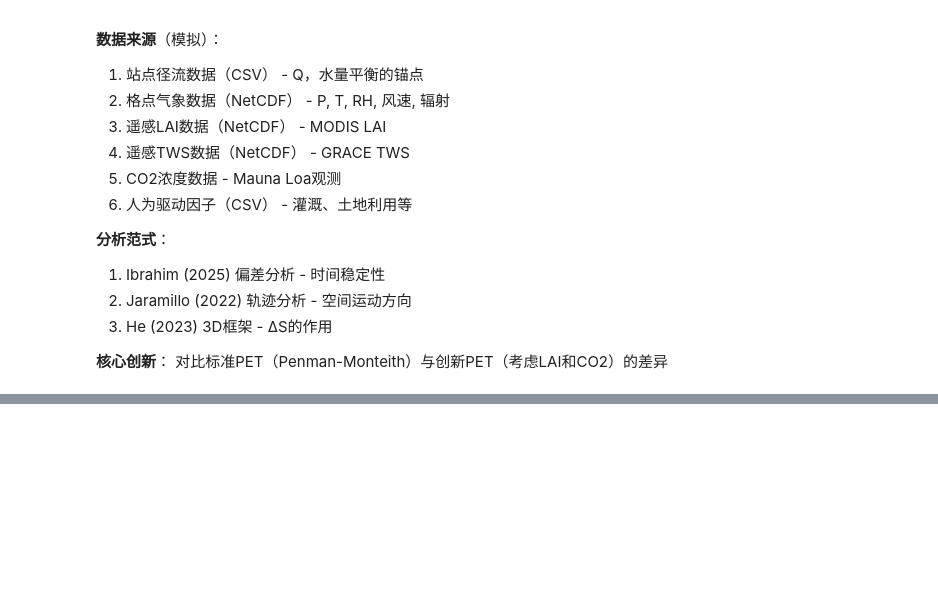
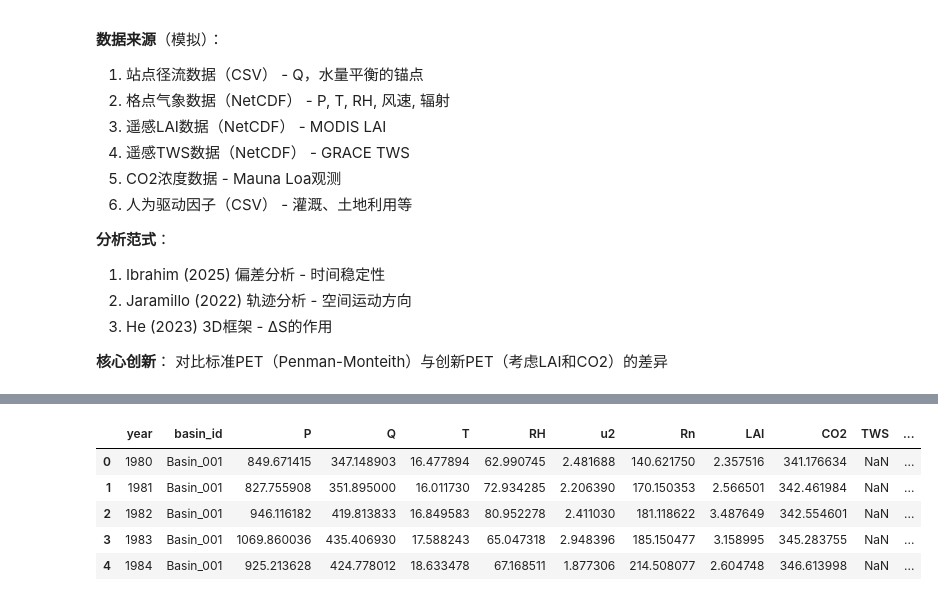
Before and after one commit to licm13/Budyko-Analysis, a Jupyter notebook: examples/01_real_data_workflow.ipynb, the cells around one changed output, grey strips where cells are left out. Saved outputs shown, nothing was run; the diff lists cells and outputs as text; code cells hidden in the pictures; blank space fills up the shorter version.

```diff
--- a/examples/01_real_data_workflow.ipynb
+++ b/examples/01_real_data_workflow.ipynb
@@ -635,0 +91,78 @@ if __name__ == '__main__':
+# %%
+print("="*80)
+print("【第一部分】数据加载与预处理")
+print("-"*80)
+
+# 生成模拟数据
+print("生成模拟流域数据...")
+years = np.arange(1980, 2021)  # 1980-2020，共41年
+n_years = len(years)
+basin_id = 'Basin_001'
+
+np.random.seed(42)
+
+# 降水P：500-1500mm，有年际变率
+P_mean = 800
+P = P_mean + 200 * np.sin(2 * np.pi * years / 30) + np.random.normal(0, 100, n_years)
+P = np.maximum(P, 300)
+
+# 径流Q：基于P，径流系数0.3-0.5
+RC_base = 0.4
+Q = P * (RC_base + 0.1 * np.sin(2 * np.pi * years / 20) + np.random.normal(0, 0.05, n_years))
+Q = np.clip(Q, 50, P * 0.9)
+
+# 温度T：10-20°C，有升温趋势
+T = 15 + 0.03 * (years - 1980) + 3 * np.sin(2 * np.pi * (np.arange(n_years) % 12) / 12) + np.random.normal(0, 1, n_years)
+
+# 相对湿度RH：60-80%
+RH = 70 + np.random.normal(0, 5, n_years)
+RH = np.clip(RH, 40, 95)
+
+# 风速u2：1-3 m/s
+u2 = 2 + np.random.normal(0, 0.5, n_years)
+u2 = np.maximum(u2, 0.5)
+
+# 辐射Rn：100-200 W/m²
+Rn = 150 + 30 * np.sin(2 * np.pi * (np.arange(n_years) % 12) / 12) + np.random.normal(0, 10, n_years)
+Rn = np.maximum(Rn, 50)
+
+# LAI：1-5 m²/m²，有增长趋势（绿化）
+LAI = 2.5 + 0.5 * (years - 1980) / 40 + 0.5 * np.sin(2 * np.pi * (np.arange(n_years) % 12) / 12) + np.random.normal(0, 0.3, n_years)
+LAI = np.clip(LAI, 0.5, 6)
+
+# CO2：从340ppm（1980）增长到415ppm（2020）
+CO2 = 340 + 1.9 * (years - 1980) + np.random.normal(0, 2, n_years)
+
+# TWS：陆地水储量变化（GRACE, 2002-2020）
+TWS = np.zeros(n_years)
+TWS[years >= 2002] = 50 * np.sin(2 * np.pi * (years[years >= 2002] - 2002) / 10) + np.random.normal(0, 20, sum(years >= 2002))
+TWS[years < 2002] = np.nan
+
+# ΔS：储量变化
+delta_S = np.diff(TWS, prepend=np.nan)
+
+# 人为驱动因子：灌溉面积比例
+irrigation_ratio = 0.1 + 0.2 * (years - 1980) / 40 + np.random.normal(0, 0.02, n_years)
+irrigation_ratio = np.clip(irrigation_ratio, 0, 0.5)
+
+# 构建DataFrame
+data = pd.DataFrame({
+    'year': years,
+    'basin_id': basin_id,
+    'P': P,
+    'Q': Q,
+    'T': T,
+    'RH': RH,
+    'u2': u2,
+    'Rn': Rn,
+    'LAI': LAI,
+    'CO2': CO2,
+    'TWS': TWS,
+    'delta_S': delta_S,
+    'irrigation_ratio': irrigation_ratio
+})
+
+print(f"✓ 模拟数据生成完成：{n_years}年，流域ID={basin_id}")
+print(f"\n数据预览：")
+data.head()
+# %% [output]
@@ -635,0 +176,6 @@ if __name__ == '__main__':
+|  | year | basin_id | P | Q | T | RH | u2 | Rn | LAI | CO2 | TWS | ... |
+| 0 | 1980 | Basin_001 | 849.671415 | 347.148903 | 16.477894 | 62.990745 | 2.481688 | 140.621750 | 2.357516 | 341.176634 | NaN | ... |
+| 1 | 1981 | Basin_001 | 827.755908 | 351.895000 | 16.011730 | 72.934285 | 2.206390 | 170.150353 | 2.566501 | 342.461984 | NaN | ... |
+| 2 | 1982 | Basin_001 | 946.116182 | 419.813833 | 16.849583 | 80.952278 | 2.411030 | 181.118622 | 3.487649 | 342.554601 | NaN | ... |
+| 3 | 1983 | Basin_001 | 1069.860036 | 435.406930 | 17.588243 | 65.047318 | 2.948396 | 185.150477 | 3.158995 | 345.283755 | NaN | ... |
+| 4 | 1984 | Basin_001 | 925.213628 | 424.778012 | 18.633478 | 67.168511 | 1.877306 | 214.508077 | 2.604748 | 346.613998 | NaN | ... |
```
Also changed, not shown: parts of 4 cells of this notebook, 9 other files.
